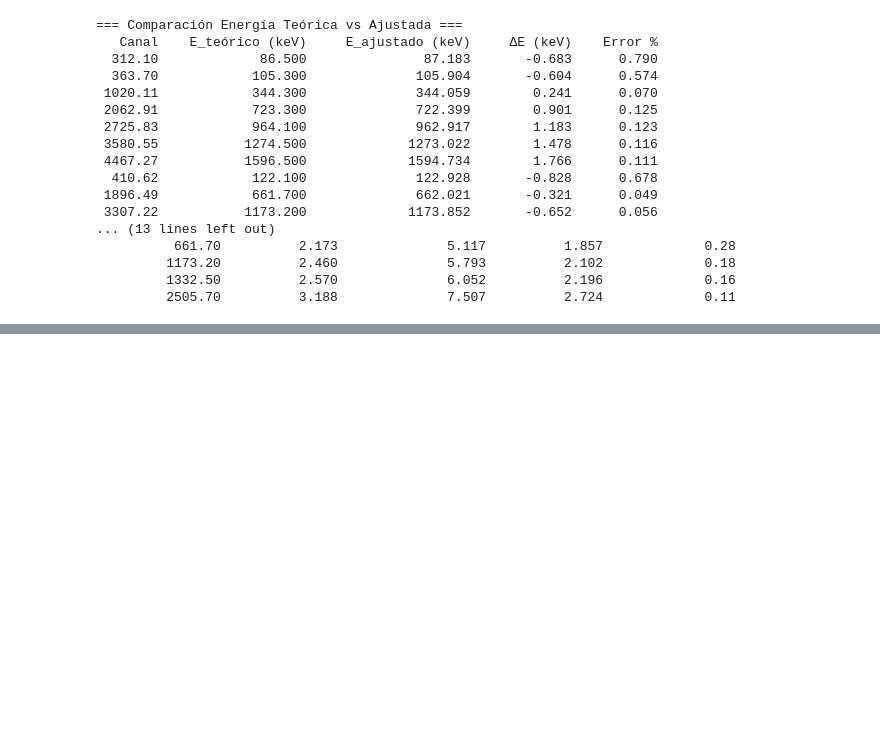
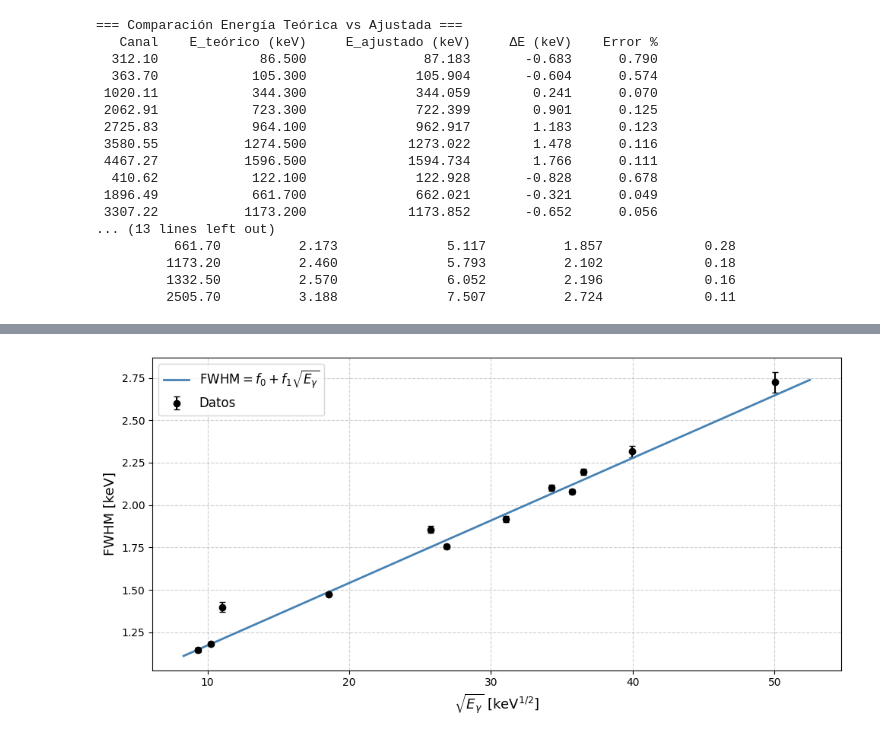
Before and after one commit to asarria48/Nuclear-physics, a Jupyter notebook: Informe3.ipynb, the cells around one changed output, grey strips where cells are left out. Cells and saved outputs as stored; diff of their text form; code cells hidden in the pictures; blank space fills up the shorter version.

Commit message:
Ajustes de FWHM

```diff
--- a/Informe3.ipynb
+++ b/Informe3.ipynb
@@ -1567,0 +1570,88 @@ Acomodar la incertidumbre de a0 a (2) y despreciar la de a1.
+# %%
+E = np.array([86.5, 105.3, 344.3, 723.3, 964.1, 1274.5, 1596.5, 122.1, 661.7, 1173.2, 1332.5, 2505.7])                                # datos de energía tomados de las tablas
+mu = np.array([312.1, 363.7, 1020.1101, 2062.905, 2725.83, 3580.551, 4467.266, 410.622, 1896.49, 3307.216, 3746.453, 6982.97])      # datos de mu hallados en los ajustes
+dmu = np.array([0.2, 0.1, 0.0071, 0.013, 0.02, 0.015, 0.037, 0.032, 0.02, 0.015, 0.015, 0.06])                                         # incertidumbres asociadas a cada canal
+dE = np.ones_like(E)                                                                                                                          # incertidumbre fija para la energía
+
+
+# ajuste previo
+def f(E, b0, b1):
+    return b0 + b1 * E
+
+popt, pcov = curve_fit(f, E, mu, sigma=dE, absolute_sigma=True)
+b0, b1 = popt
+db0, db1 = np.sqrt(np.diag(pcov))
+
+# inversión
+a1 = 1 / b1
+a0 = -b0 / b1
+da1 = db1 / b1**2
+da0 = np.sqrt((db0/b1)**2 + (b0*db1/b1**2)**2)
+
+print("=== Calibración Energía-Canal ===")
+print(f"a0 = {a0:.4f} ± {da0:.4f}")
+print(f"a1 = {a1:.6f} ± {da1:.6f}")
+print(f"E = {a0:.3f} + {a1:.6f} * canal")
+
+
+# cálculo del FWHM con los valores obtenidos en los ajustes de gaussianas
+sigma = np.array([1.341, 1.384, 1.7258, 2.053, 2.244, 2.434, 2.71, 1.638, 2.173, 2.46, 2.57, 3.188])
+d_sigma = np.array([0.015, 0.012, 0.0081, 0.014, 0.021, 0.017, 0.04, 0.035, 0.022, 0.02, 0.02, 0.072])
+
+
+FWHM_canal = 2.35482 * sigma
+dFWHM_canal = 2.35482 * d_sigma
+FWHM_E = a1 * FWHM_canal
+dFWHM_E = a1 * dFWHM_canal
+
+# Ajuste del FWHM con la raíz de la energía
+def g(E, c0, c1):
+    return c0 + c1 * np.sqrt(E)
+
+popt2, pcov2 = curve_fit(g, E, FWHM_E, sigma=dFWHM_E, absolute_sigma=True)
+c0, c1 = popt2
+dc0, dc1 = np.sqrt(np.diag(pcov2))
+
+print("\n=== Ajuste FWHM = c0 + c1√E ===")
+print(f"f0 = {c0:.3f} ± {dc0:.3f}")
+print(f"f1 = {c1:.3f} ± {dc1:.3f}")
+print(f"En el documento poner: f0 = 0.804(1) y f1 = 0.037")
+
+
+E_fit = np.linspace(min(E)*0.8, max(E)*1.1, 300)
+plt.figure(figsize=(10,5))
+plt.errorbar(np.sqrt(E), FWHM_E, yerr=dFWHM_E, fmt='o', color='black', capsize=3, label='Datos')
+plt.plot(np.sqrt(E_fit), g(E_fit, *popt2), color='steelblue', lw=2, label='FWHM$ = f_0 + f_1 \\sqrt{E_\gamma}$')
+plt.xlabel(r'$\sqrt{E_\gamma}$ [keV$^{1/2}$]', fontsize=13)
+plt.ylabel('FWHM [keV]', fontsize=13)
+plt.legend(fontsize=12)
+plt.grid(True, ls='--', alpha=0.6)
+plt.tight_layout()
+plt.show()
+
+
+print("\n=== Tabla de FWHM ===")
+print(f"{'E (keV)':>10} {'FWHM [keV]':>14} {'ΔFWHM [keV]':>16} {'√E [keV¹ᐟ²]':>14}")
+for Ei, FH, dFH in zip(E, FWHM_E, dFWHM_E):
+    print(f"{Ei:10.2f} {FH:14.3f} {dFH:16.3f} {np.sqrt(Ei):14.3f}")
+
+# ===== Cálculo del R^2 del ajuste FWHM vs sqrt(E) =====
+
+# valores observados
+y_obs = FWHM_E
+
+# valores ajustados
+y_fit = g(E, *popt2)
+
+# media de los datos
+y_mean = np.mean(y_obs)
+
+# suma de cuadrados
+SS_res = np.sum((y_obs - y_fit)**2)
+SS_tot = np.sum((y_obs - y_mean)**2)
+
+R2 = 1 - SS_res / SS_tot
+
+print(f"\n=== R^2 del ajuste FWHM = c0 + c1√E ===")
+print(f"R² = {R2:.6f}")
+# %% [output]
@@ -1567,0 +1667 @@ Acomodar la incertidumbre de a0 a (2) y despreciar la de a1.
+[figure, added]
```
Also changed, not shown: parts of 4 cells of this notebook.
